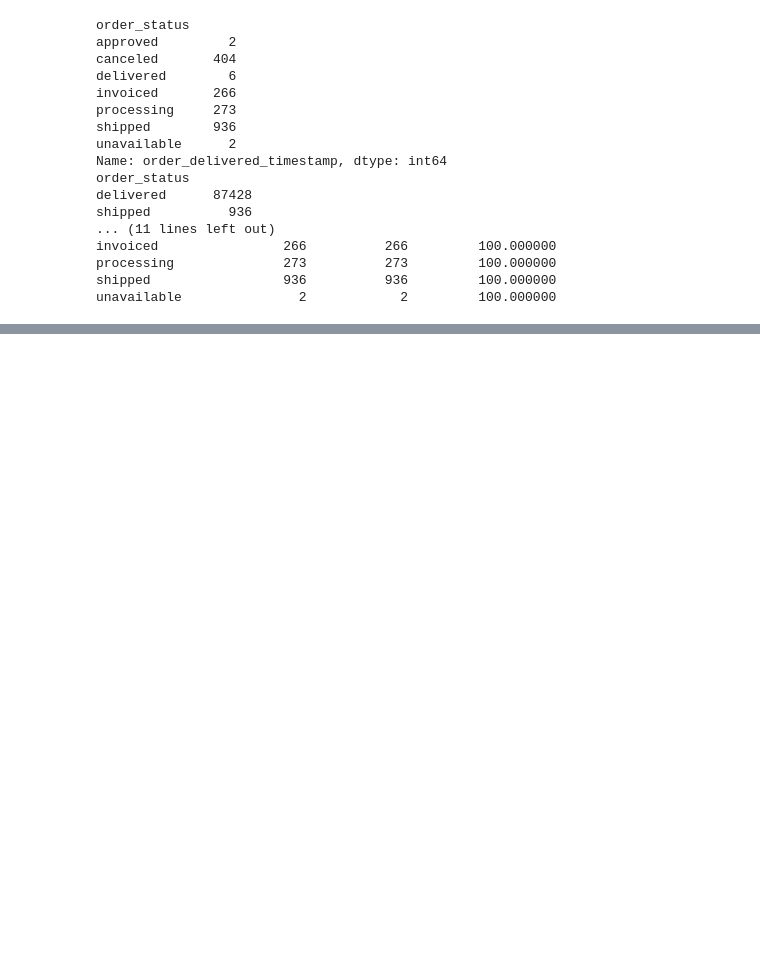
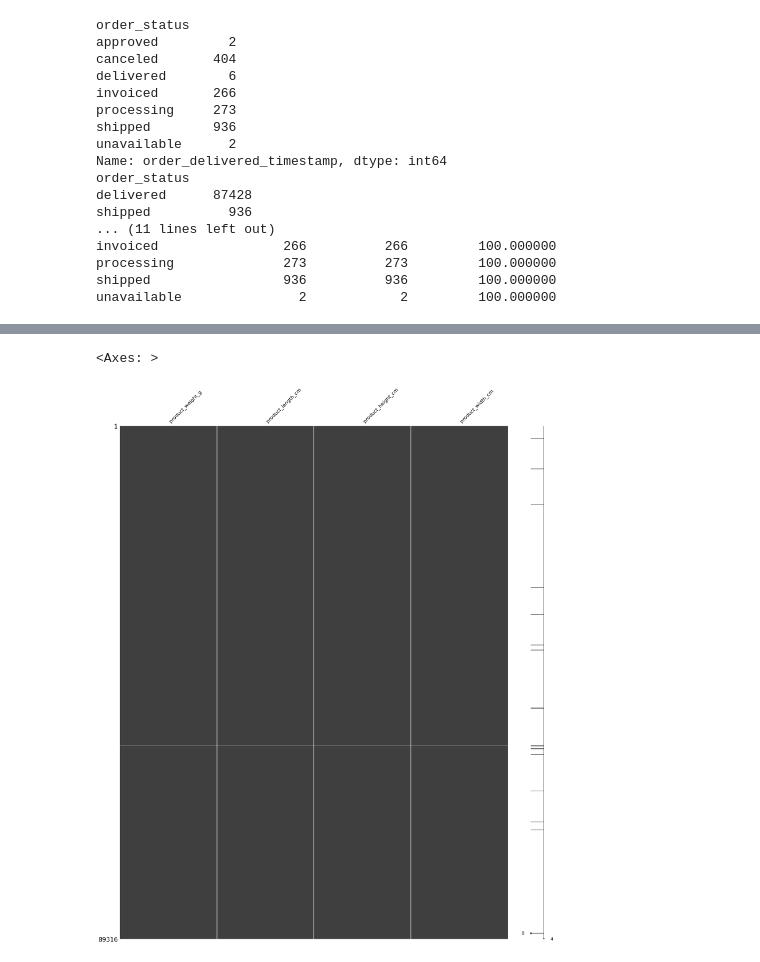
Before and after one commit to nasnah-hansan/Pandas, a Jupyter notebook: Pandas_practice_0.ipynb, the cells around one changed output, grey strips where cells are left out. Drawn from its saved outputs; the diff is of its cells as text; code cells hidden in the pictures; blank space fills up the shorter version.

```diff
--- a/Pandas_practice_0.ipynb
+++ b/Pandas_practice_0.ipynb
@@ -264,0 +157,6 @@ print(df_cleaned)
+# %%
+# 2. 결측치 메트릭스
+msno.matrix(df_Products[spec_cols], figsize=(25,30))
+# %% [output]
+<Axes: >
+[figure, added]
```
Also changed, not shown: parts of 12 cells of this notebook.
